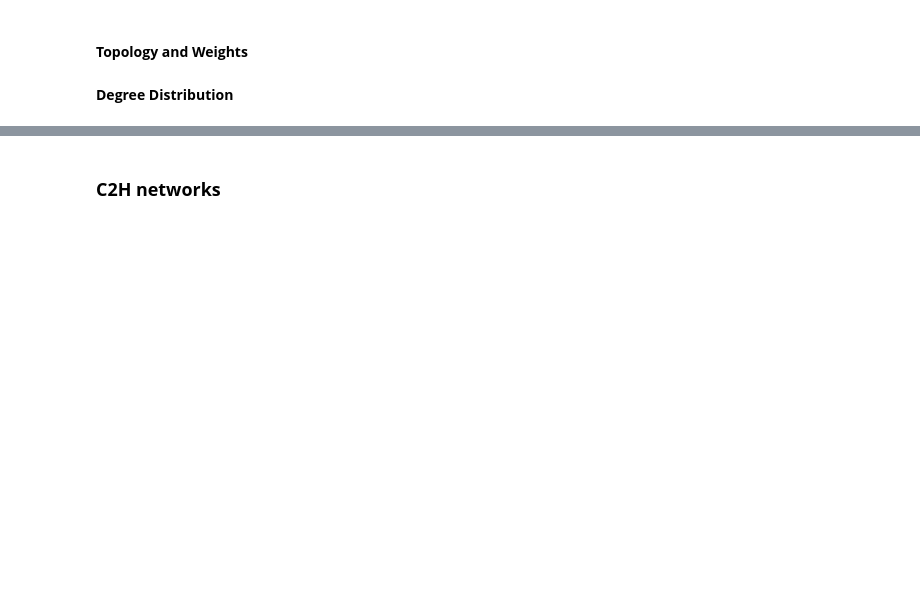
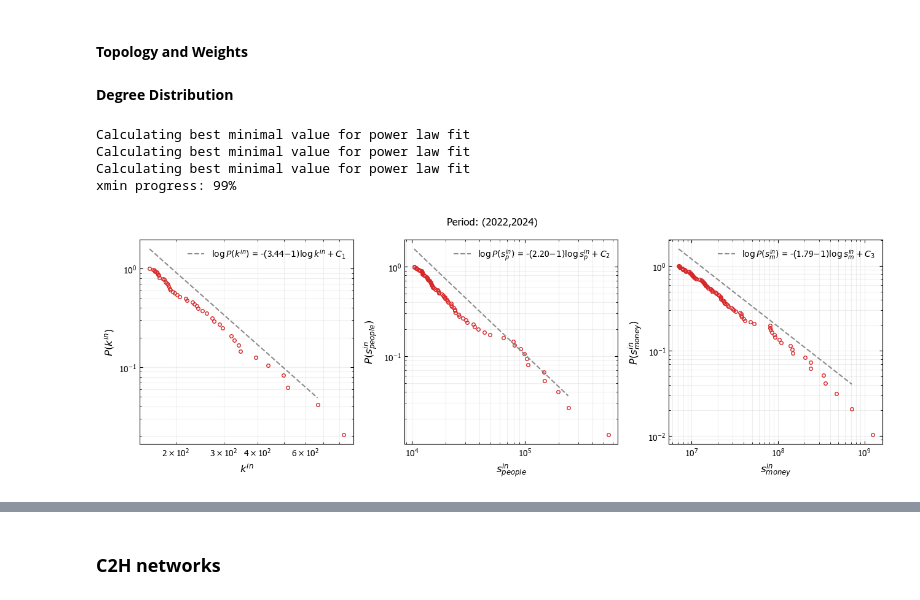
Before and after one commit to humbertocarmona/pyopensus, a Jupyter notebook: notebooks/networkanalysis/citynets.ipynb, the cells around one changed output, grey strips where cells are left out. Cells and saved outputs as stored; diff of their text form; code cells hidden in the pictures; blank space fills up the shorter version.

Commit message:
updt power laws nets

```diff
--- a/notebooks/networkanalysis/citynets.ipynb
+++ b/notebooks/networkanalysis/citynets.ipynb
@@ -181,9 +182,10 @@ def perform_query(query_str, engine, batchsize=1000):
 ### **C2C networks**
 # %%
 datapath = netpath_ne
+yy_left, yy_right = 2022, 2024
 
-people_edgelist = pd.read_parquet(datapath.joinpath("c2c", "c2c_diag_people_2015_2017.parquet")).reset_index()
-money_edgelist = pd.read_parquet(datapath.joinpath("c2c", "c2c_diag_money_2015_2017.parquet")).reset_index()
+people_edgelist = pd.read_parquet(datapath.joinpath("c2c", f"c2c_diag_people_{yy_left}_{yy_right}.parquet")).reset_index()
+money_edgelist = pd.read_parquet(datapath.joinpath("c2c", f"c2c_diag_money_{yy_left}_{yy_right}.parquet")).reset_index()
 #service_edgelist = pd.read_parquet(datapath.joinpath("c2c", "c2c_service_2015_2017.parquet")).reset_index()
 
 # -- only one state (in case we are performing the analysis over one state)
@@ -250,2 +256,59 @@ Mean Out-Degree: 19.17725752508361
 # %% [markdown]
 **Degree Distribution**
+# %%
+tol = 1e-8
+in_deg_sequence = [ elem for elem in list(dict(net_people_noself.in_degree()).values()) if elem>0 ]
+in_people_sequence = [ elem for elem in list( {node: sum(data['SOMA'] for _, _, data in net_people_noself.in_edges(node, data=True)) for node in net_people_noself.nodes()}.values() ) if elem>0 ]
+in_money_sequence = [ elem for elem in list( {node: sum(data['SOMA'] for _, _, data in net_money_noself.in_edges(node, data=True)) for node in net_money_noself.nodes()}.values() ) if elem>0 ]
+
+fit_deg = powerlaw.Fit(in_deg_sequence)
+fit_people = powerlaw.Fit(in_people_sequence)
+fit_money = powerlaw.Fit(in_money_sequence)
+
+deg_ccdf, deg_xmin, deg_alpha = fit_deg.ccdf(), fit_deg.power_law.xmin, fit_deg.power_law.alpha
+people_ccdf, people_xmin, people_alpha = fit_people.ccdf(), fit_people.power_law.xmin, fit_people.power_law.alpha
+money_ccdf, money_xmin, money_alpha = fit_money.ccdf(), fit_money.power_law.xmin, fit_money.power_law.alpha
+
+# -- calculate prefactor of ccdf
+C_deg = 1/deg_xmin
+C_people = (people_alpha - 1)/deg_xmin
+C_money = (money_alpha - 1)/deg_xmin
+
+# -- figure
+fig, (ax1, ax2, ax3) = plt.subplots(1,3, figsize=(13,4.5))
+
+ax1.plot(deg_ccdf[0], deg_ccdf[1], color="tab:red", ls='', marker='o', ms=4, mfc='none')
+ax2.plot(people_ccdf[0], people_ccdf[1], color="tab:red", ls='', marker='o', ms=4, mfc='none')
+ax3.plot(money_ccdf[0], money_ccdf[1], color="tab:red", ls='', marker='o', ms=4, mfc='none')
+
+deg_fit_x, deg_fit_y = fit_deg.data[fit_deg.data >= fit_deg.power_law.xmin], fit_deg.power_law.ccdf()*(10**0.2)
+people_fit_x, people_fit_y = fit_people.data[fit_people.data >= fit_people.power_law.xmin], fit_people.power_law.ccdf()*(10**0.2)
+money_fit_x, money_fit_y = fit_money.data[fit_money.data >= fit_money.power_law.xmin], fit_money.power_law.ccdf()*(10**0.2)
+ax1.plot(deg_fit_x[:-1], deg_fit_y[:-1], ls="--", color="#8c8c8c", lw=1.5, label=r"$\log P(k^{in})$ = -"+f"({deg_alpha:.2f}"+r"$-1)\log k^{in} + C_1$")
+ax2.plot(people_fit_x[:-1], people_fit_y[:-1], ls="--", color="#8c8c8c", lw=1.5, label=r"$\log P(s_p^{in})$ = -"+f"({people_alpha:.2f}"+r"$-1)\log s_p^{in} + C_2$")
+ax3.plot(money_fit_x[:-1], money_fit_y[:-1], ls="--", color="#8c8c8c", lw=1.5, label=r"$\log P(s_m^{in})$ = -"+f"({money_alpha:.2f}"+r"$-1)\log s_m^{in} + C_3$")
+
+for axis in [ax1, ax2, ax3]:
+    axis.legend(frameon=False)
+    axis.set_xscale('log')
+    axis.set_yscale('log')
+    axis.grid(alpha=0.2, which='both')
+    axis.tick_params(which='both', direction='in', top=True, right=True)
+
+ax1.set_xlabel(r'$k^{in}$', fontsize=12)
+ax2.set_xlabel(r'$s_{people}^{in}$', fontsize=12)
+ax3.set_xlabel(r'$s_{money}^{in}$', fontsize=12)
+ax1.set_ylabel(r'$P(k^{in})$', fontsize=12)
+ax2.set_ylabel(r'$P(s_{people}^{in})$', fontsize=12)
+ax3.set_ylabel(r'$P(s_{money}^{in})$', fontsize=12)
+
+fig.suptitle(f"Period: ({yy_left},{yy_right})")
+
+fig.tight_layout()
+fig.savefig(basepath.joinpath("regulacao", "figs", f"cdf_influx_deg_people_money_{yy_left}_{yy_right}.png"), dpi=250, bbox_inches='tight')
+# %% [output]
+Calculating best minimal value for power law fit
+Calculating best minimal value for power law fit
+Calculating best minimal value for power law fit
+xmin progress: 99%
+[figure, added]
```
Also changed, not shown: parts of 10 cells of this notebook, 1 other file.
